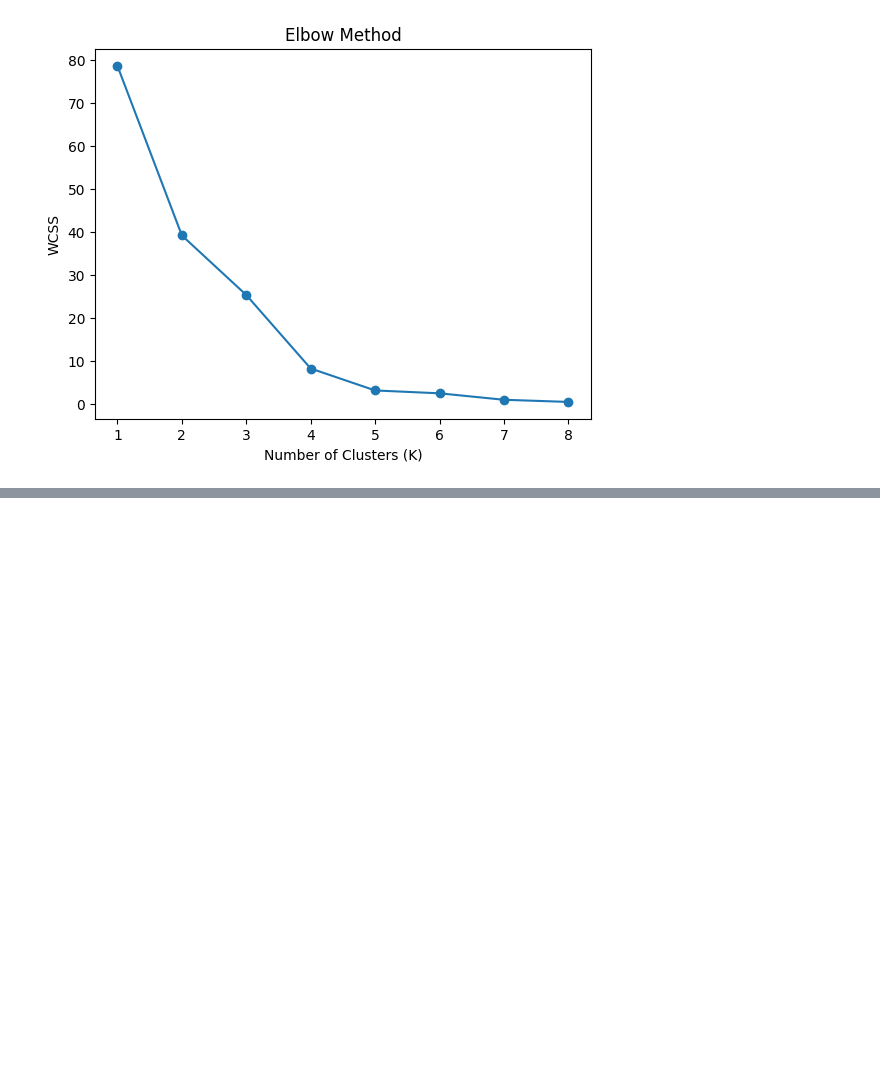
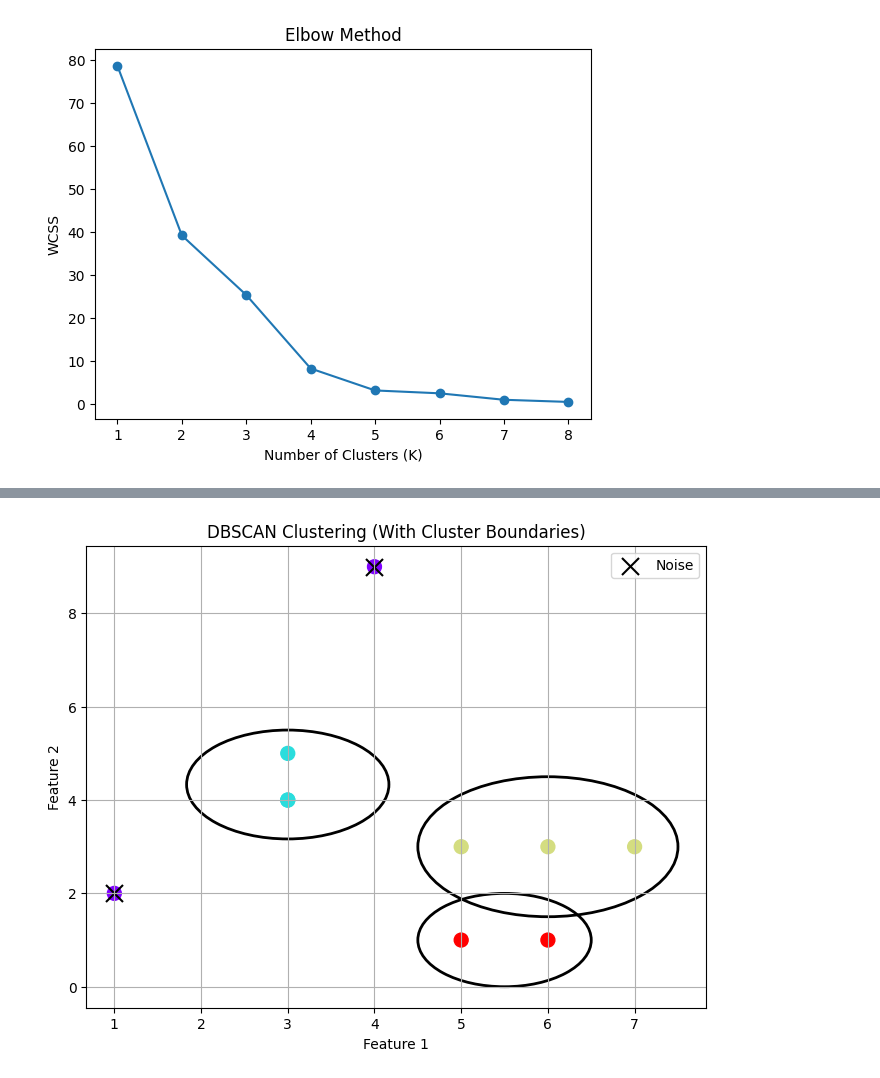
Before and after one commit to Swayam42/CollegeHub, a Jupyter notebook: 6th-SEM/ML-2/ClassWorks/Ch-09_UnsupervisedLearning/KMeans.ipynb, the cells around one changed output, grey strips where cells are left out. Saved outputs shown, nothing was run; the diff lists cells and outputs as text; code cells hidden in the pictures; blank space fills up the shorter version.

```diff
--- a/6th-SEM/ML-2/ClassWorks/Ch-09_UnsupervisedLearning/KMeans.ipynb
+++ b/6th-SEM/ML-2/ClassWorks/Ch-09_UnsupervisedLearning/KMeans.ipynb
@@ -82,0 +187,95 @@ plt.show()
+# %%
+# Density Based Clustering (DBSCAN) - v2
+
+from sklearn.cluster import DBSCAN
+import numpy as np
+import matplotlib.pyplot as plt
+from matplotlib.patches import Circle
+
+# ----------------------------------------
+# Step 1: Create Dataset
+# ----------------------------------------
+# 10 data points with 2 features
+X = np.array([
+    [1,2],
+    [3,4],
+    [5,3],
+    [3,5],
+    [7,3],
+    [6,1],
+    [5,1],
+    [4,9],
+    [3,4],
+    [6,3]
+])
+
+# ----------------------------------------
+# Step 2: Create DBSCAN Model
+# ----------------------------------------
+# eps = maximum distance between neighbors
+# min_samples = minimum points required to form a dense region
+dbscan = DBSCAN(eps=1.5, min_samples=2)
+
+# ----------------------------------------
+# Step 3: Fit model and predict cluster labels
+# ----------------------------------------
+db_labels = dbscan.fit_predict(X)
+
+# ----------------------------------------
+# Step 4: Print cluster labels
+# ----------------------------------------
+print("Cluster Labels:")
+print(db_labels)
+
+# Note:
+# -1 → Noise (outlier)
+#  0,1,2,... → Cluster numbers
+
+# ----------------------------------------
+# Step 5: Plot clusters
+# ----------------------------------------
+plt.figure(figsize=(8,6))
+
+# Scatter plot colored by cluster labels
+scatter = plt.scatter(X[:,0], X[:,1], c=db_labels, cmap='rainbow', s=100)
+
+# ----------------------------------------
+# Step 6: Circle each cluster
+# ----------------------------------------
+unique_labels = set(db_labels)
+
+for label in unique_labels:
+
+    # Ignore noise points (-1)
+    if label == -1:
+        continue
+
+    # Get points belonging to this cluster
+    cluster_points = X[db_labels == label]
+
+    # Compute cluster center (mean of cluster points)
+    center = cluster_points.mean(axis=0)
+
+    # Compute radius (max distance from center)
+    radius = np.max(np.linalg.norm(cluster_points - center, axis=1))
+
+    # Draw circle around cluster
+    circle = Circle(center, radius + 0.5,
+                    fill=False, edgecolor='black', linewidth=2)
+    plt.gca().add_patch(circle)
+
+# ----------------------------------------
+# Step 7: Highlight noise points
+# ----------------------------------------
+noise = X[db_labels == -1]
+if len(noise) > 0:
+    plt.scatter(noise[:,0], noise[:,1],
+                color='black', marker='x', s=150, label='Noise')
+
+plt.xlabel("Feature 1")
+plt.ylabel("Feature 2")
+plt.title("DBSCAN Clustering (With Cluster Boundaries)")
+plt.grid(True)
+plt.legend()
+plt.show()
+# %% [output]
@@ -82,0 +284 @@ plt.show()
+[figure, added]
```
Also changed, not shown: parts of 8 cells of this notebook.
